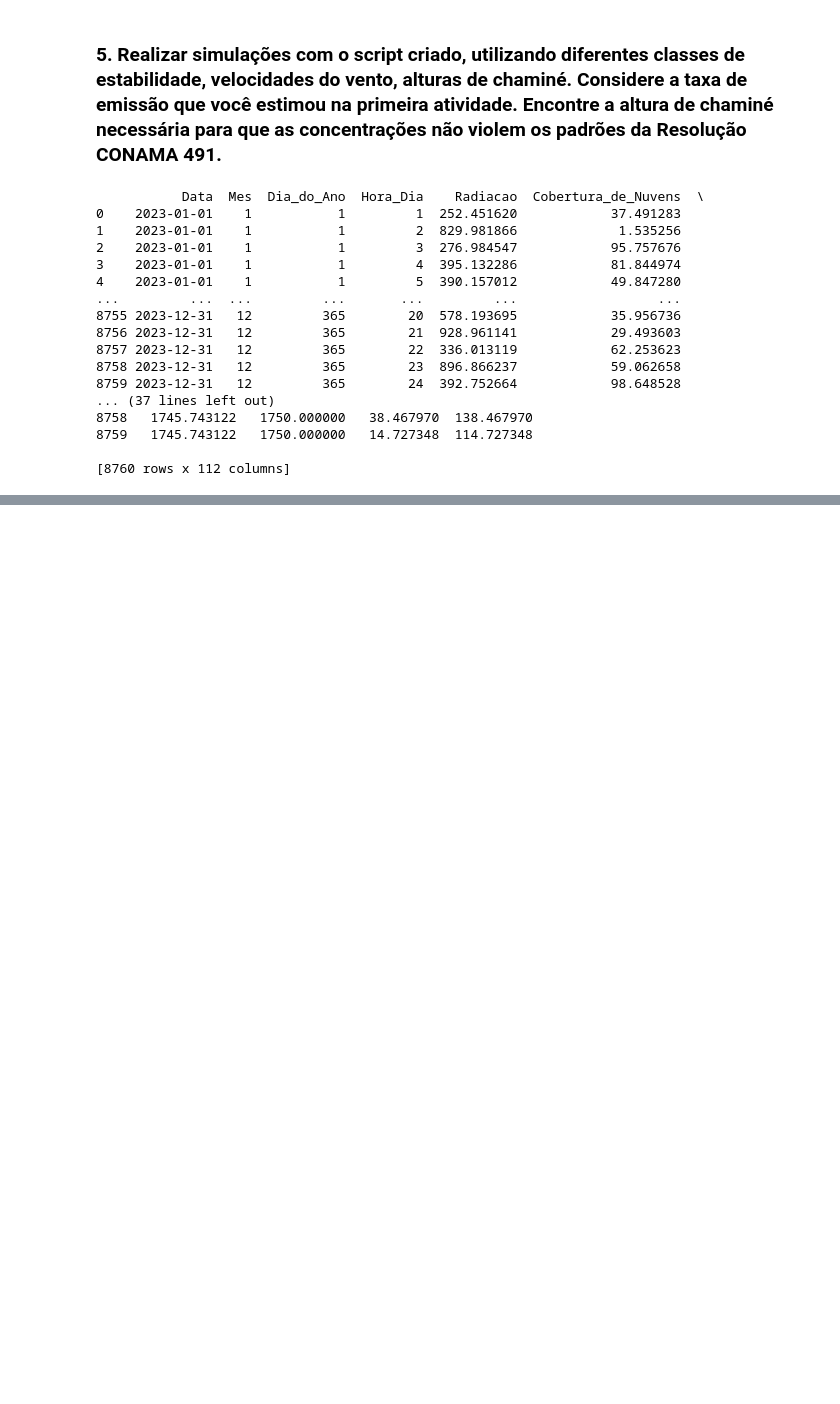
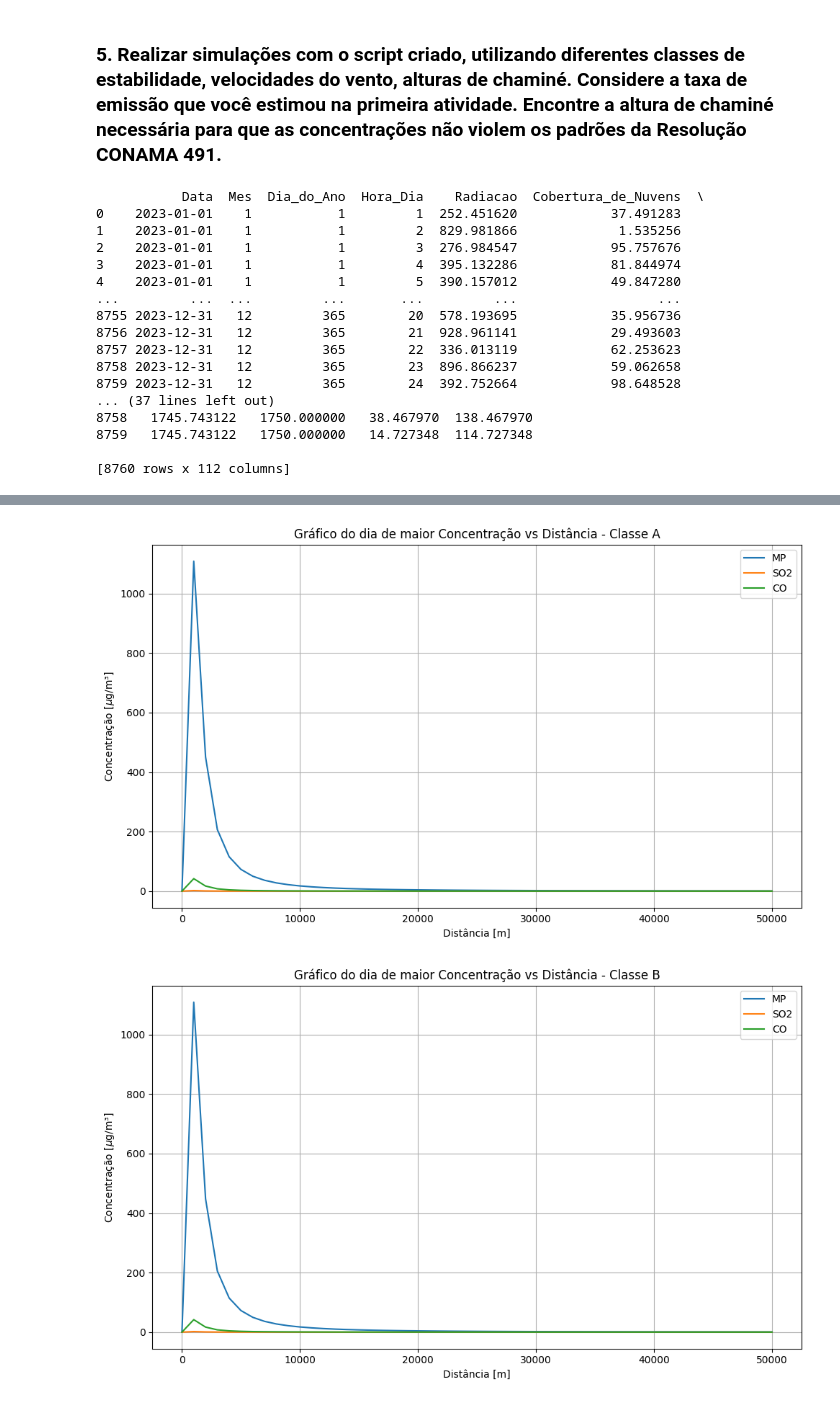
Before and after one commit to Bianca-bonetti/controledepoluicaoatm, a Jupyter notebook: Atividade03.ipynb, the cells around one changed output, grey strips where cells are left out. Saved outputs shown, nothing was run; the diff lists cells and outputs as text; code cells hidden in the pictures; blank space fills up the shorter version.

```diff
--- a/Atividade03.ipynb
+++ b/Atividade03.ipynb
@@ -363,9 +363,9 @@ print(df_expandido)
 [8760 rows x 112 columns]
 # %%
 # Parâmetros do modelo, utilizando como qs a emissão máxima (calculada na atividade 1) de cada poluente
-qsMP = 320654.82  # g/s
-qsSO2 = 547.19    # g/s
-qsCO = 12147.67   # g/s
+qsMP = 314.89  # g/s
+qsSO2 = 0.54   # g/s
+qsCO = 11.93   # g/s
 y = 0             # estimando na direção do vento
 z = 1.5           # altura do nariz
 H = 50            # m
@@ -516,3 +530,29 @@ df_Fmax['x'] = x_values
 df_Fmax['MP'] = concMP[2303]
 df_Fmax['SO2'] = concSO2[2303]
 df_Fmax['CO'] = concCO[2303]
+# %%
+# Criando gráficos separados para cada classe com os três poluentes
+
+# Definindo uma lista de dataframes e seus respectivos rótulos
+dfs = [df_Amax, df_Bmax, df_Cmax, df_Dmax, df_Emax, df_Fmax]
+labels = ['Classe A', 'Classe B', 'Classe C', 'Classe D', 'Classe E', 'Classe F']
+
+# Plotando cada dataframe em um gráfico separado
+for df, label in zip(dfs, labels):
+    plt.figure(figsize=(10, 6))  # Tamanho da figura
+    # Plotando as três linhas para MP, SO2 e CO
+    plt.plot(df['x'], df['MP'], label='MP')
+    plt.plot(df['x'], df['SO2'], label='SO2')
+    plt.plot(df['x'], df['CO'], label='CO')
+
+    # Adicionar legendas e rótulos dos eixos
+    plt.legend()  # Mostrar legenda com base nos labels
+    plt.xlabel('Distância [m]')  # Rótulo do eixo x
+    plt.ylabel('Concentração [$\mu$g/m³]')  # Rótulo do eixo y
+    plt.title(f'Gráfico do dia de maior Concentração vs Distância - {label}')  # Título do gráfico
+    plt.grid(True)  # Adicionar grade
+    plt.tight_layout()  # Ajustar layout
+    plt.show()
+# %% [output]
+[figure, added]
+[figure, added]
```
Also changed, not shown: parts of 5 cells of this notebook, 1 other file.
